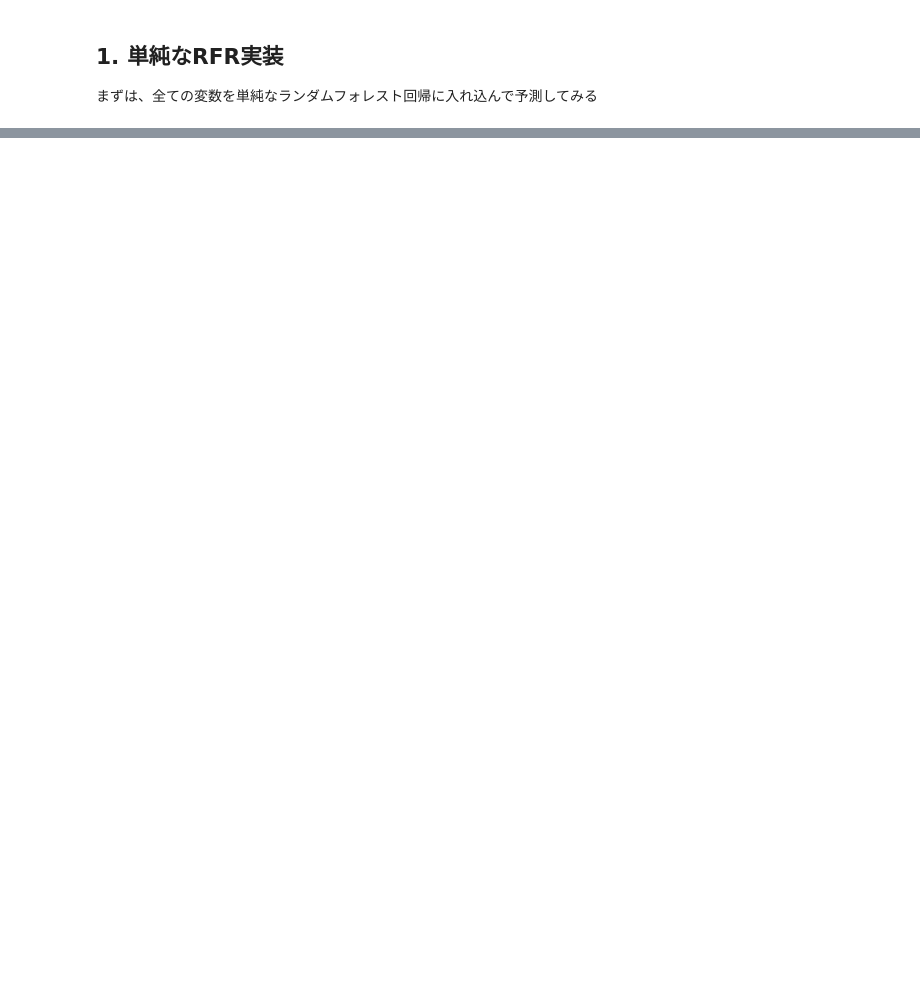
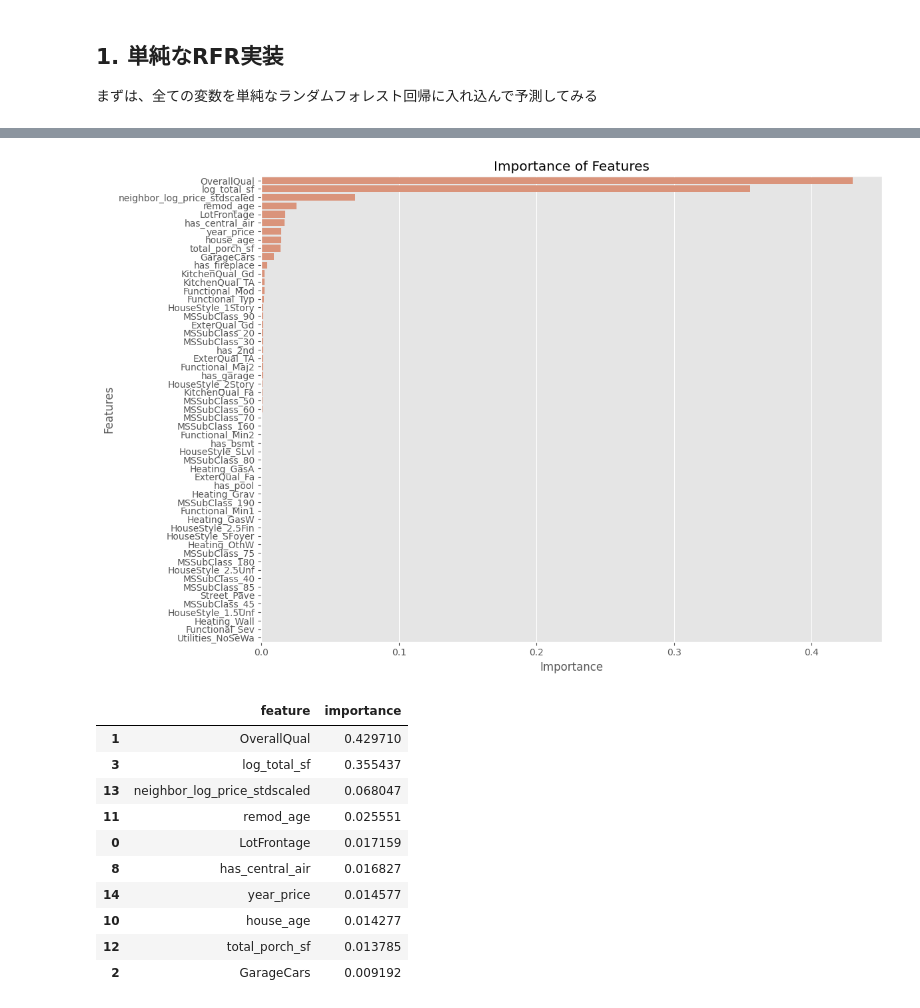
Before and after one commit to automatedtomato/kaggle-house-prices, a Jupyter notebook: notebooks/0200_random_forest_regr.ipynb, the cells around one changed output, grey strips where cells are left out. Saved outputs shown, nothing was run; the diff lists cells and outputs as text; code cells hidden in the pictures; blank space fills up the shorter version.

```diff
--- a/notebooks/0200_random_forest_regr.ipynb
+++ b/notebooks/0200_random_forest_regr.ipynb
@@ -125,7 +161,7 @@ X_train, X_val, y_train, y_val = train_test_split(X, y, test_size=0.2, random_st
 from sklearn.ensemble import RandomForestRegressor
 from sklearn.metrics import root_mean_squared_error, r2_score
 
-test = RandomForestRegressor()
+test = RandomForestRegressor(random_state=0, n_jobs=-1)
 test.fit(X_train, y_train)
 
 y_pred = test.predict(X_val)
@@ -157,0 +197,19 @@ plt.show()
+# %%
+from utils import plot_feature_importance
+
+importance = plot_feature_importance(test, X.columns, type='feature_importances')
+importance = importance[importance['importance'] > 0.005]
+importance
+# %% [output]
+[figure, added]
+|  | feature | importance |
+| 1 | OverallQual | 0.429710 |
+| 3 | log_total_sf | 0.355437 |
+| 13 | neighbor_log_price_stdscaled | 0.068047 |
+| 11 | remod_age | 0.025551 |
+| 0 | LotFrontage | 0.017159 |
+| 8 | has_central_air | 0.016827 |
+| 14 | year_price | 0.014577 |
+| 10 | house_age | 0.014277 |
+| 12 | total_porch_sf | 0.013785 |
+| 2 | GarageCars | 0.009192 |
```
Also changed, not shown: parts of 21 cells of this notebook, 7 other files.
